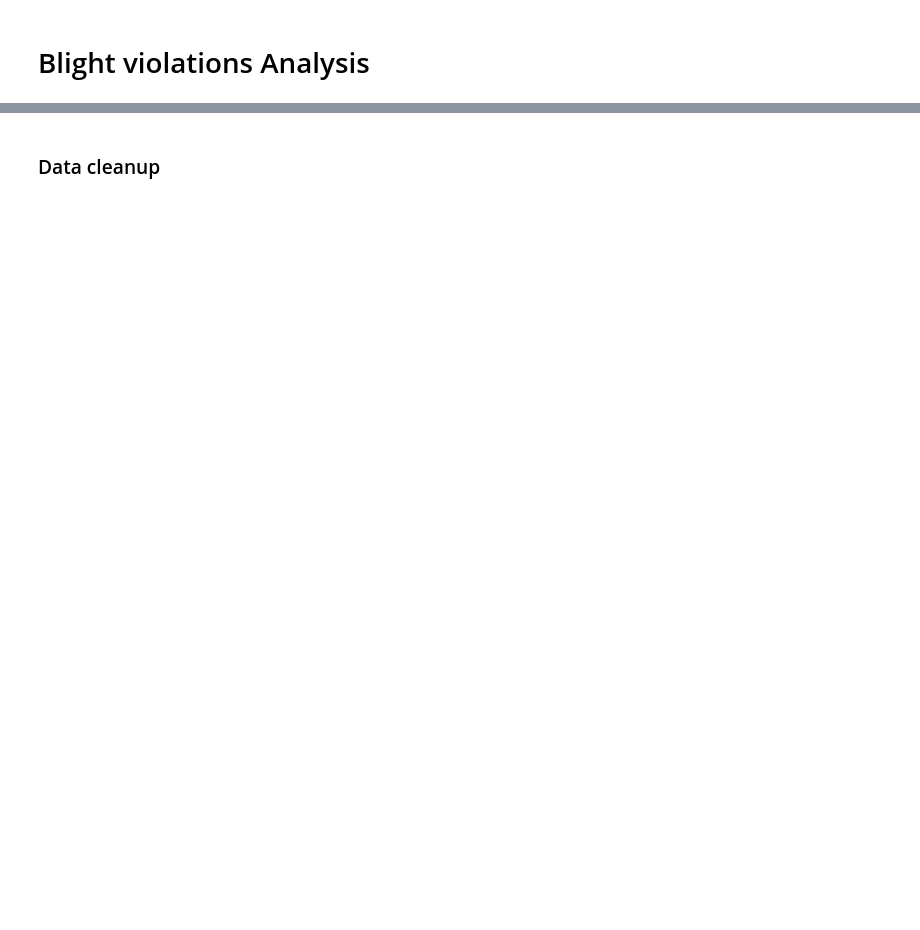
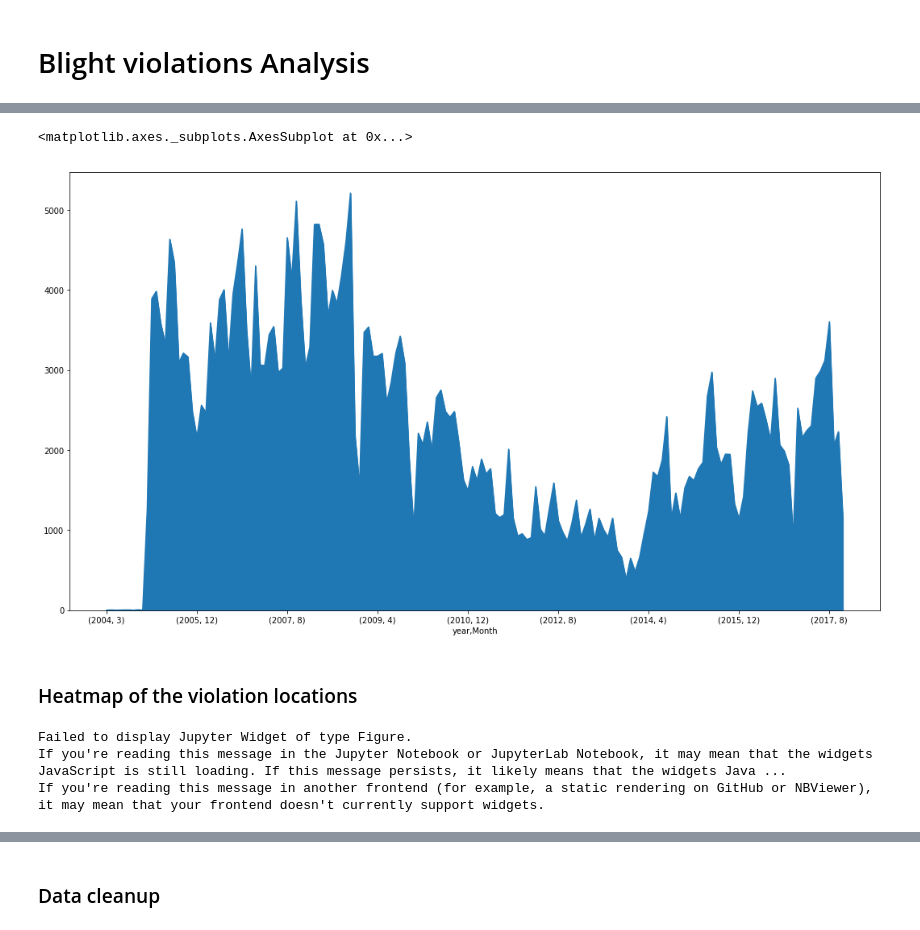
Before and after one commit to satyaGundi/DataAnalysis, a Jupyter notebook: BlightViolations/BlightViolations.ipynb, the cells around one changed output, grey strips where cells are left out. Saved outputs shown, nothing was run; the diff lists cells and outputs as text; code cells hidden in the pictures; blank space fills up the shorter version.

```diff
--- a/BlightViolations/BlightViolations.ipynb
+++ b/BlightViolations/BlightViolations.ipynb
@@ -31,0 +49,10 @@ dtype: object
+# %%
+groups = DataFrame.groupby(['year', 'Month'])
+Violations_overTime = groups['compliance'].size()
+Violations_overTime.head()
+Violations_overTime.plot.area(figsize=(18,10))
+# %% [output]
+<matplotlib.axes._subplots.AxesSubplot at 0x...>
+[figure, added]
+# %% [markdown]
+### Heatmap of the violation locations
@@ -31,0 +65,24 @@ dtype: object
+# %%
+import gmaps
+import random
+#import gmaps.datasets
+lat = DataFrame.loc[(DataFrame['Violation Latitude'].isnull()==False)&(DataFrame['Violation Longitude'].isnull()==False), 'Violation Latitude'].tolist()
+lon = DataFrame.loc[(DataFrame['Violation Latitude'].isnull()==False)&(DataFrame['Violation Longitude'].isnull()==False), 'Violation Longitude'].tolist()
+
+dataRange = np.arange(0, len(lat), 1)
+random.shuffle(dataRange)
+
+lat_new = [lat[item] for item in dataRange]
+lon_new = [lon[item] for item in dataRange]
+
+zipped = list(zip(lat_new, lon_new))
+
+gmaps.configure(api_key="AIzaSyBUQVjtE61PlA7J78_coUMAv8mHpdpUytg")
+Detroit_coordinates = (42.3314, -83.045753)
+fig =  gmaps.figure(center=Detroit_coordinates, zoom_level=12)
+fig.add_layer(gmaps.heatmap_layer(zipped[:35000]))
+fig
+# %% [output]
+Failed to display Jupyter Widget of type Figure.
+If you're reading this message in the Jupyter Notebook or JupyterLab Notebook, it may mean that the widgets JavaScript is still loading. If this message persists, it likely means that the widgets Java ...
+If you're reading this message in another frontend (for example, a static rendering on GitHub or NBViewer), it may mean that your frontend doesn't currently support widgets.
```
Also changed, not shown: parts of 48 cells of this notebook.
